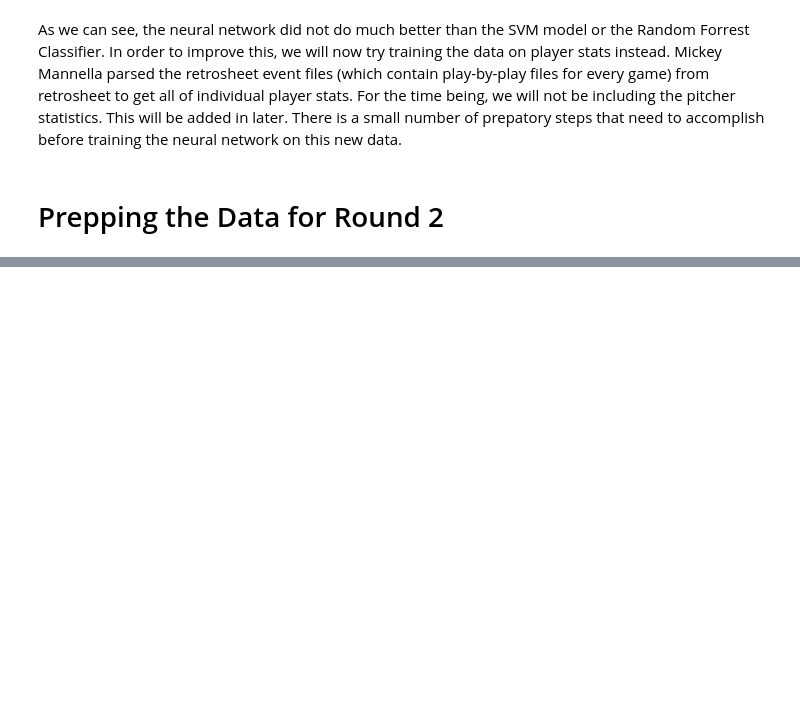
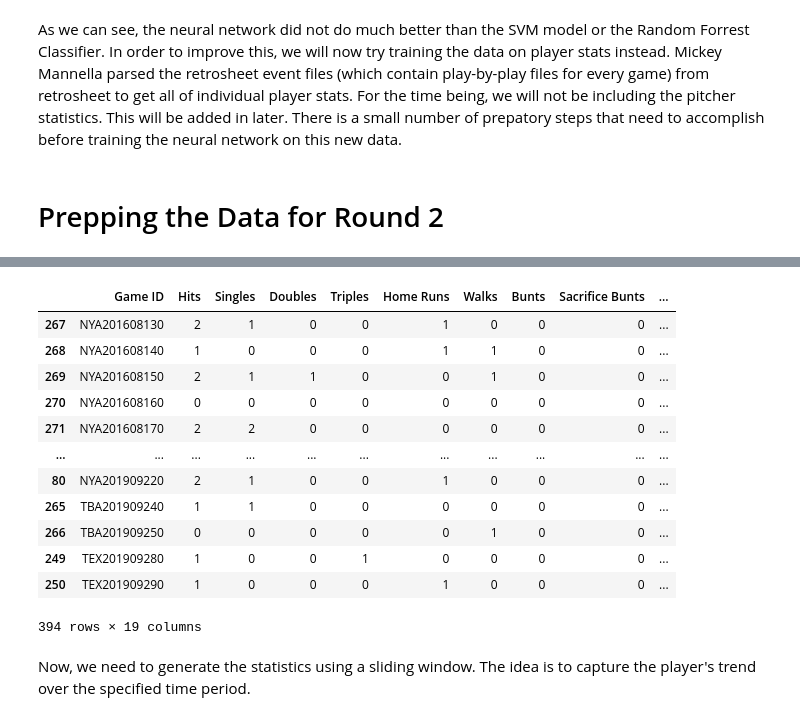
Before and after one commit to samkasbawala/sdp_team_32, a Jupyter notebook: deep_learning.ipynb, the cells around one changed output, grey strips where cells are left out. Drawn from its saved outputs; the diff is of its cells as text; code cells hidden in the pictures; blank space fills up the shorter version.

```diff
--- a/deep_learning.ipynb
+++ b/deep_learning.ipynb
@@ -305,0 +330,54 @@ get_starting_lineups()
+# %%
+PLAYER_STATS_DIR = './datasets/player_stats/'
+
+def get_player_stats(directory=PLAYER_STATS_DIR):
+    """Function returns a dictionary, where each key is a player_id
+    and each value is a dataframe object containing the player's stats"""
+
+    def generate_date(game_id):
+        """Helper function that parses a game id for the date"""
+
+        # Parse the game_id
+        year = int(game_id[3:7])
+        month = int(game_id[7:9])
+        day = int(game_id[9:11])
+
+        return date(year, month, day)
+
+    def generate_game_number(game_id):
+        """Helper function that parses a game id and returns the game number"""
+        return int(game_id[-1])
+
+    player_stats_dict = dict()
+
+    for sub_dir in tqdm(os.listdir(directory), desc='Folder', unit='folders'):
+        sub_path = os.path.join(directory, sub_dir)
+        for file in tqdm(os.listdir(sub_path), desc='Player', unit='players', leave=False):
+            dataframe = pd.read_csv(os.path.join(sub_path, file))
+            dataframe['Date'] = dataframe.apply(lambda row : generate_date(row['Game ID']), axis=1)
+            dataframe['Game Number'] = dataframe.apply(lambda row : generate_game_number(row['Game ID']), axis=1)
+            dataframe.drop(columns=['Unnamed: 0'], inplace=True)
+            player_id = dataframe.iloc[0]['ID']
+            player_stats_dict[player_id] = dataframe.sort_values(by=['Date', 'Game Number'])
+
+    return player_stats_dict
+# %%
+player_stats_dictionary = get_player_stats()
+# %%
+player_stats_dictionary['judga001'] # Just to see what the dataframe looks like
+# %% [output]
+|  | Game ID | Hits | Singles | Doubles | Triples | Home Runs | Walks | Bunts | Sacrifice Bunts | ... |
+| 267 | NYA201608130 | 2 | 1 | 0 | 0 | 1 | 0 | 0 | 0 | ... |
+| 268 | NYA201608140 | 1 | 0 | 0 | 0 | 1 | 1 | 0 | 0 | ... |
+| 269 | NYA201608150 | 2 | 1 | 1 | 0 | 0 | 1 | 0 | 0 | ... |
+| 270 | NYA201608160 | 0 | 0 | 0 | 0 | 0 | 0 | 0 | 0 | ... |
+| 271 | NYA201608170 | 2 | 2 | 0 | 0 | 0 | 0 | 0 | 0 | ... |
+| ... | ... | ... | ... | ... | ... | ... | ... | ... | ... | ... |
+| 80 | NYA201909220 | 2 | 1 | 0 | 0 | 1 | 0 | 0 | 0 | ... |
+| 265 | TBA201909240 | 1 | 1 | 0 | 0 | 0 | 0 | 0 | 0 | ... |
+| 266 | TBA201909250 | 0 | 0 | 0 | 0 | 0 | 1 | 0 | 0 | ... |
+| 249 | TEX201909280 | 1 | 0 | 0 | 1 | 0 | 0 | 0 | 0 | ... |
+| 250 | TEX201909290 | 1 | 0 | 0 | 0 | 1 | 0 | 0 | 0 | ... |
+394 rows × 19 columns
+# %% [markdown]
+Now, we need to generate the statistics using a sliding window. The idea is to capture the player's trend over the specified time period.
```
Also changed, not shown: parts of 29 cells of this notebook.
